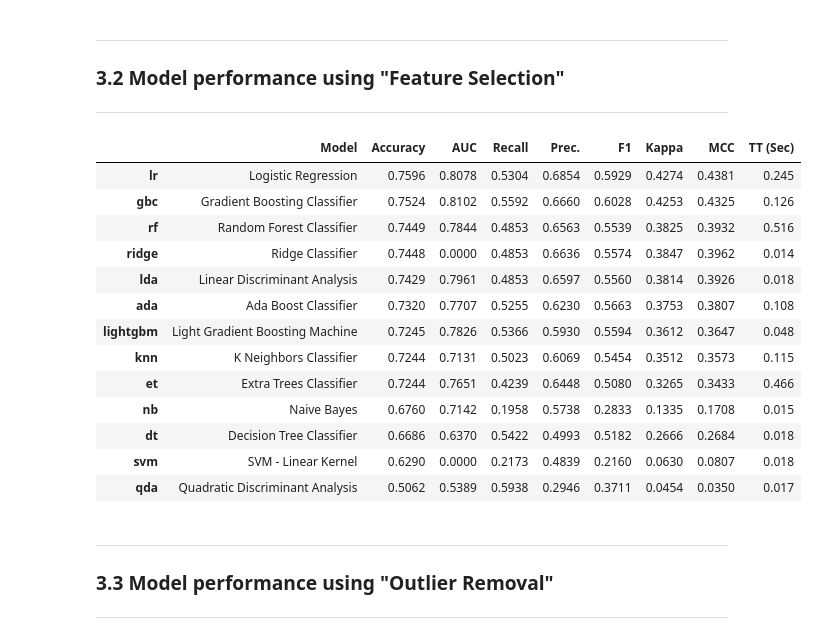
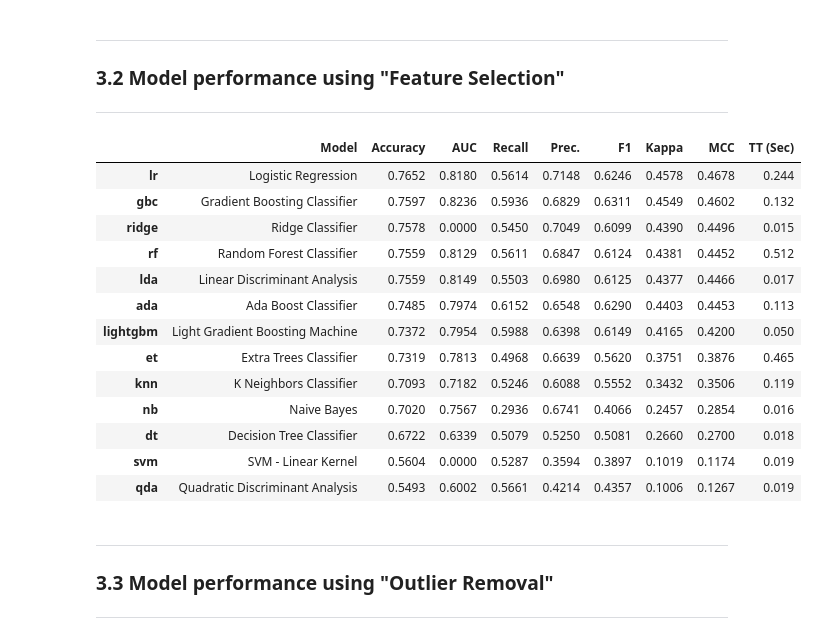
Before and after one commit to psrana/Machine-Learning-using-PyCaret, a Jupyter notebook: 02_PyCaret_for_Classification_with_Results.ipynb, the cells around one changed output. Saved outputs shown, nothing was run; the diff lists cells and outputs as text; code cells hidden in the pictures.

```diff
--- a/02_PyCaret_for_Classification_with_Results.ipynb
+++ b/02_PyCaret_for_Classification_with_Results.ipynb
@@ -262,23 +263,25 @@ cm = compare_models()
 ### **3.2 Model performance using "Feature Selection"**
 ---
 # %%
-s = setup(data=diabetesDataSet, target='Class variable', feature_selection = True, feature_selection_threshold = 0.9, silent=True)
+s = setup(data=diabetesDataSet, target='Class variable', feature_selection = True, feature_selection_method = 'classic', feature_selection_threshold = 0.8, silent=True)
 cm = compare_models()
+
+#feature_selection_method = {classic, boruta}
 # %% [output]
 |  | Model | Accuracy | AUC | Recall | Prec. | F1 | Kappa | MCC | TT (Sec) |
-| lr | Logistic Regression | 0.7596 | 0.8078 | 0.5304 | 0.6854 | 0.5929 | 0.4274 | 0.4381 | 0.245 |
-| gbc | Gradient Boosting Classifier | 0.7524 | 0.8102 | 0.5592 | 0.6660 | 0.6028 | 0.4253 | 0.4325 | 0.126 |
-| rf | Random Forest Classifier | 0.7449 | 0.7844 | 0.4853 | 0.6563 | 0.5539 | 0.3825 | 0.3932 | 0.516 |
-| ridge | Ridge Classifier | 0.7448 | 0.0000 | 0.4853 | 0.6636 | 0.5574 | 0.3847 | 0.3962 | 0.014 |
-| lda | Linear Discriminant Analysis | 0.7429 | 0.7961 | 0.4853 | 0.6597 | 0.5560 | 0.3814 | 0.3926 | 0.018 |
-| ada | Ada Boost Classifier | 0.7320 | 0.7707 | 0.5255 | 0.6230 | 0.5663 | 0.3753 | 0.3807 | 0.108 |
-| lightgbm | Light Gradient Boosting Machine | 0.7245 | 0.7826 | 0.5366 | 0.5930 | 0.5594 | 0.3612 | 0.3647 | 0.048 |
-| knn | K Neighbors Classifier | 0.7244 | 0.7131 | 0.5023 | 0.6069 | 0.5454 | 0.3512 | 0.3573 | 0.115 |
-| et | Extra Trees Classifier | 0.7244 | 0.7651 | 0.4239 | 0.6448 | 0.5080 | 0.3265 | 0.3433 | 0.466 |
-| nb | Naive Bayes | 0.6760 | 0.7142 | 0.1958 | 0.5738 | 0.2833 | 0.1335 | 0.1708 | 0.015 |
-| dt | Decision Tree Classifier | 0.6686 | 0.6370 | 0.5422 | 0.4993 | 0.5182 | 0.2666 | 0.2684 | 0.018 |
-| svm | SVM - Linear Kernel | 0.6290 | 0.0000 | 0.2173 | 0.4839 | 0.2160 | 0.0630 | 0.0807 | 0.018 |
-| qda | Quadratic Discriminant Analysis | 0.5062 | 0.5389 | 0.5938 | 0.2946 | 0.3711 | 0.0454 | 0.0350 | 0.017 |
+| lr | Logistic Regression | 0.7652 | 0.8180 | 0.5614 | 0.7148 | 0.6246 | 0.4578 | 0.4678 | 0.244 |
+| gbc | Gradient Boosting Classifier | 0.7597 | 0.8236 | 0.5936 | 0.6829 | 0.6311 | 0.4549 | 0.4602 | 0.132 |
+| ridge | Ridge Classifier | 0.7578 | 0.0000 | 0.5450 | 0.7049 | 0.6099 | 0.4390 | 0.4496 | 0.015 |
+| rf | Random Forest Classifier | 0.7559 | 0.8129 | 0.5611 | 0.6847 | 0.6124 | 0.4381 | 0.4452 | 0.512 |
+| lda | Linear Discriminant Analysis | 0.7559 | 0.8149 | 0.5503 | 0.6980 | 0.6125 | 0.4377 | 0.4466 | 0.017 |
+| ada | Ada Boost Classifier | 0.7485 | 0.7974 | 0.6152 | 0.6548 | 0.6290 | 0.4403 | 0.4453 | 0.113 |
+| lightgbm | Light Gradient Boosting Machine | 0.7372 | 0.7954 | 0.5988 | 0.6398 | 0.6149 | 0.4165 | 0.4200 | 0.050 |
+| et | Extra Trees Classifier | 0.7319 | 0.7813 | 0.4968 | 0.6639 | 0.5620 | 0.3751 | 0.3876 | 0.465 |
+| knn | K Neighbors Classifier | 0.7093 | 0.7182 | 0.5246 | 0.6088 | 0.5552 | 0.3432 | 0.3506 | 0.119 |
+| nb | Naive Bayes | 0.7020 | 0.7567 | 0.2936 | 0.6741 | 0.4066 | 0.2457 | 0.2854 | 0.016 |
+| dt | Decision Tree Classifier | 0.6722 | 0.6339 | 0.5079 | 0.5250 | 0.5081 | 0.2660 | 0.2700 | 0.018 |
+| svm | SVM - Linear Kernel | 0.5604 | 0.0000 | 0.5287 | 0.3594 | 0.3897 | 0.1019 | 0.1174 | 0.019 |
+| qda | Quadratic Discriminant Analysis | 0.5493 | 0.6002 | 0.5661 | 0.4214 | 0.4357 | 0.1006 | 0.1267 | 0.019 |
 # %% [markdown]
 ---
 ### **3.3 Model performance using "Outlier Removal"**
```
Also changed, not shown: parts of 30 cells of this notebook.
